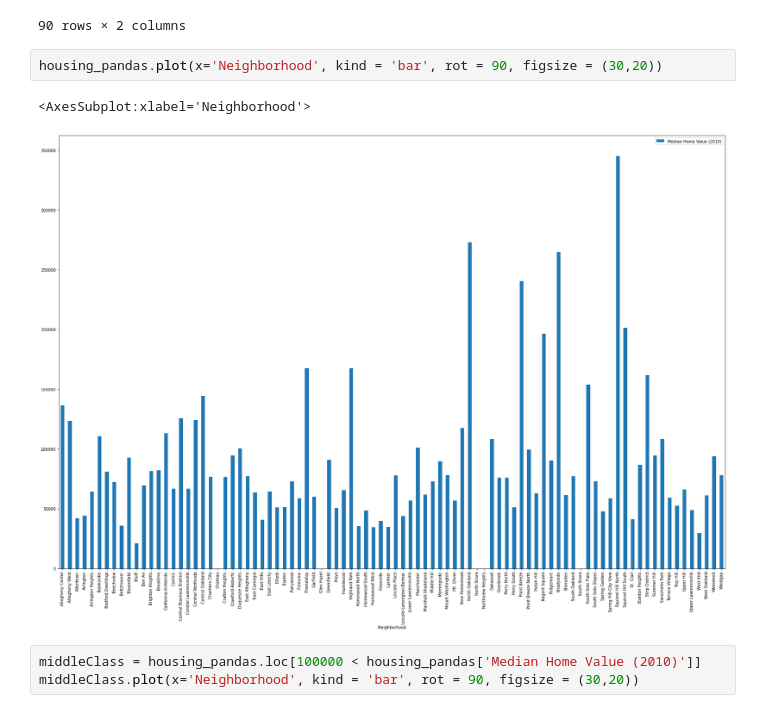
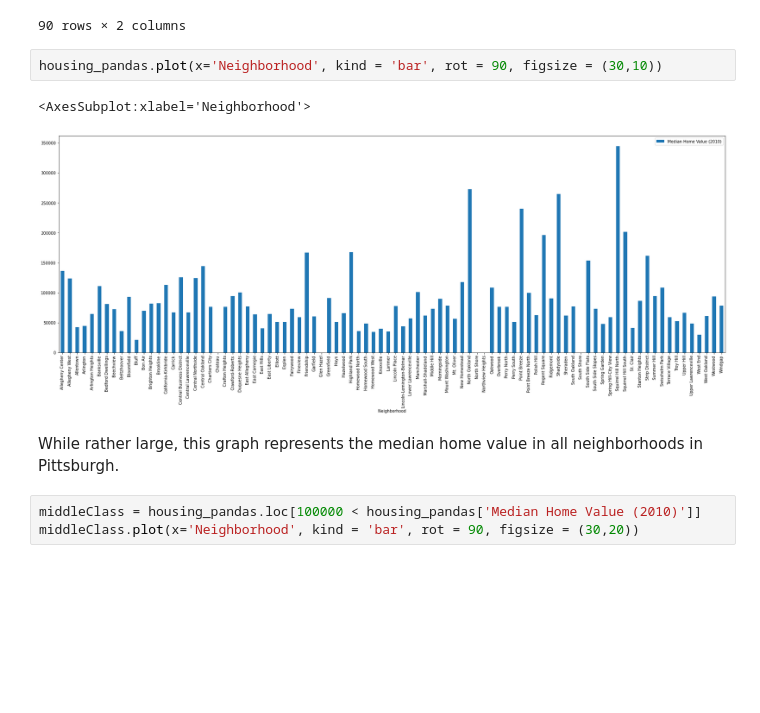
Before and after one commit to matthewgarvey963/CMPINF0010_FinalProject, a Jupyter notebook: housing.ipynb, the cells around one changed output. Drawn from its saved outputs; the diff is of its cells as text; blank space fills up the shorter version.

```diff
--- a/housing.ipynb
+++ b/housing.ipynb
@@ -37,10 +37,12 @@ housing_pandas.head(100)
 | 89 | Windgap | 78200.0 |
 90 rows × 2 columns
 # %%
-housing_pandas.plot(x='Neighborhood', kind = 'bar', rot = 90, figsize = (30,20))
+housing_pandas.plot(x='Neighborhood', kind = 'bar', rot = 90, figsize = (30,10))
 # %% [output]
 <AxesSubplot:xlabel='Neighborhood'>
-[figure, old version]
+[figure, new version]
+# %% [markdown]
+While rather large, this graph represents the median home value in all neighborhoods in Pittsburgh.
 # %%
 middleClass = housing_pandas.loc[100000 < housing_pandas['Median Home Value (2010)']]
 middleClass.plot(x='Neighborhood', kind = 'bar', rot = 90, figsize = (30,20))
```
Also changed, not shown: parts of 5 cells of this notebook.
